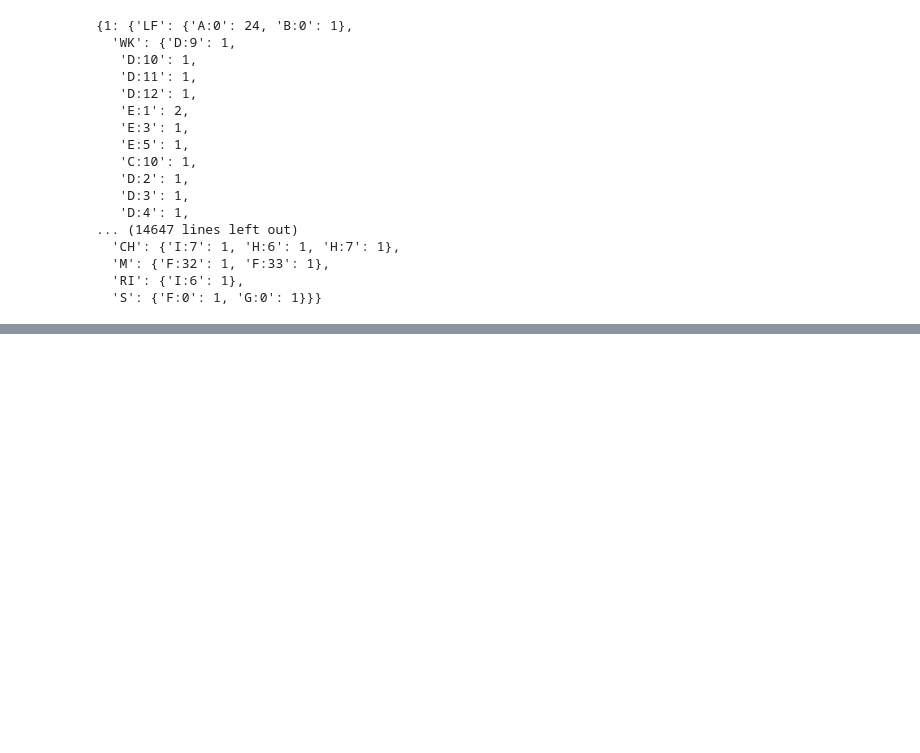
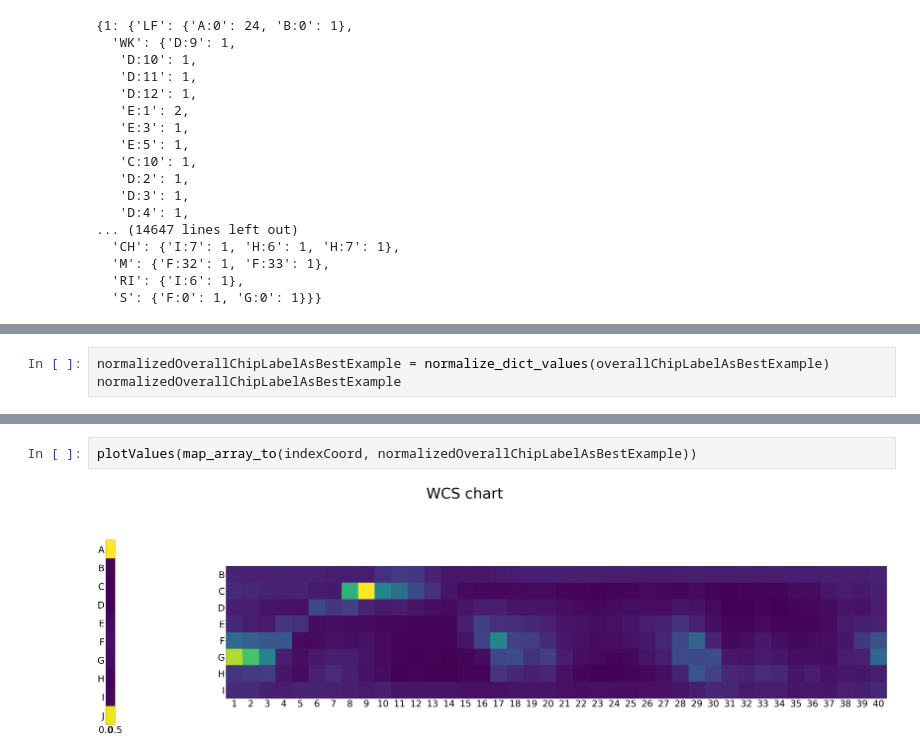
Before and after one commit to gnguralnick/cog260-project, a Jupyter notebook: wcs_demo_notebook.ipynb, the cells around one changed output, grey strips where cells are left out. Saved outputs shown, nothing was run; the diff lists cells and outputs as text; blank space fills up the shorter version.

```diff
--- a/wcs_demo_notebook.ipynb
+++ b/wcs_demo_notebook.ipynb
@@ -312,0 +317,3 @@ overallChipLabelAsBestExample
+# %%
+normalizedOverallChipLabelAsBestExample = normalize_dict_values(overallChipLabelAsBestExample)
+normalizedOverallChipLabelAsBestExample
@@ -312,0 +338,4 @@ overallChipLabelAsBestExample
+# %%
+plotValues(map_array_to(indexCoord, normalizedOverallChipLabelAsBestExample))
+# %% [output]
+[figure, added]
```
Also changed, not shown: parts of 3 cells of this notebook.
